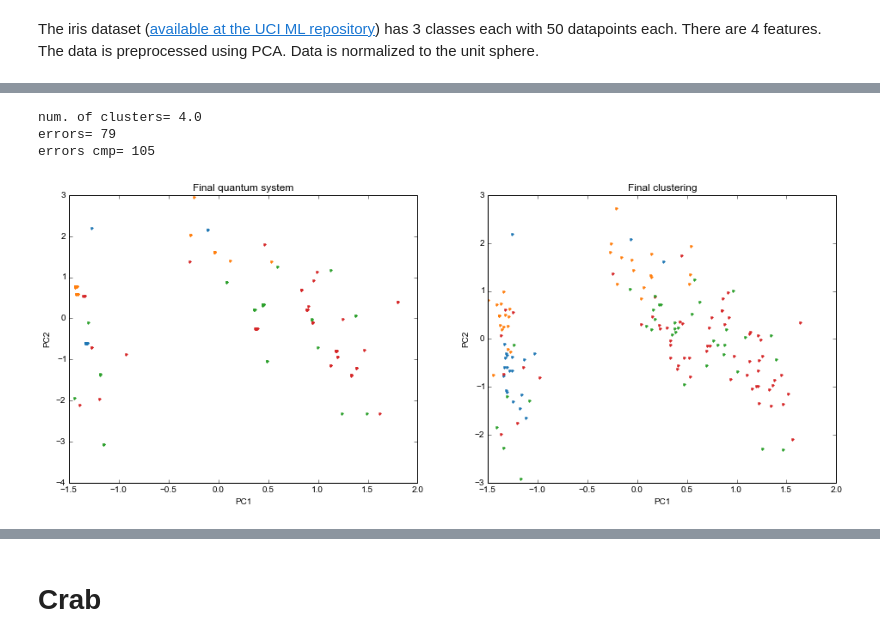
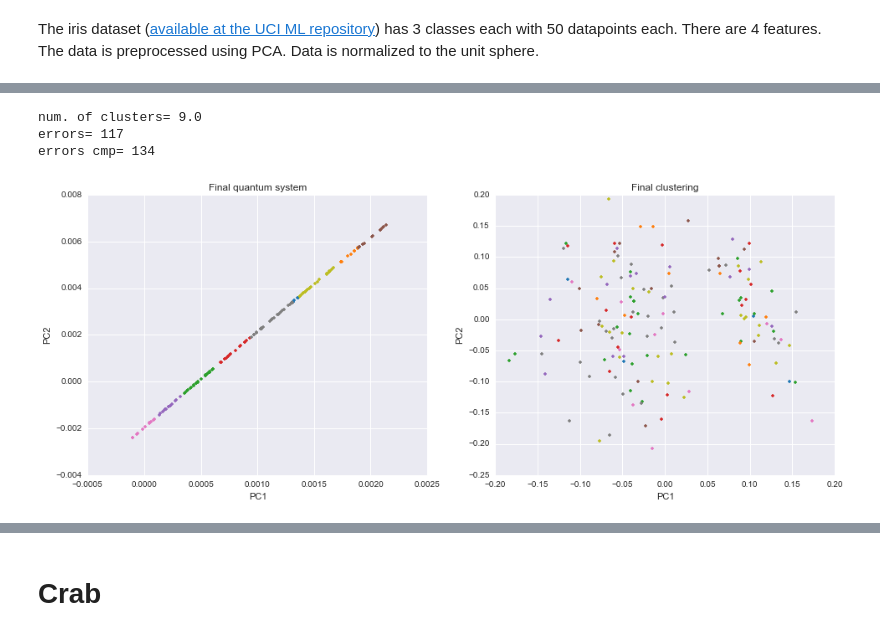
Before and after one commit to diogo-aos/QCThesis, a Jupyter notebook: notebooks/Horn.ipynb, the cells around one changed output, grey strips where cells are left out. Drawn from its saved outputs; the diff is of its cells as text; code cells hidden in the pictures.

```diff
--- a/notebooks/Horn.ipynb
+++ b/notebooks/Horn.ipynb
@@ -95,0 +145,7 @@ for i in range(150):
+# %%
+iFig1=plt.figure()
+plt.title('PCA of iris')
+plt.xlabel('PC 1')
+plt.ylabel('PC 2')
+for i in range(150):
+    plt.plot(nirisData2[i,0],nirisData2[i,1],marker='.',c=tableau20[int(irisAssign[i]-1)*2])
@@ -96,46 +154,47 @@ for i in range(150):
 # %%
-sigma=1.0/2
-steps=200
+sigma=0.5
+steps=500
 
-irisD,V,E=HornAlg.graddesc(nirisData,sigma=sigma,steps=steps)
+irisD,V,E=HornAlg.graddesc(nirisData2,sigma=sigma,steps=steps)
 # %%
-dist=4
+dist=0.002
 irisClustering=HornAlg.fineCluster(irisD,dist)
+#irisClustering=fineCluster2(irisD,V,dist)
 print 'num. of clusters=',max(irisClustering)
 
 iFig2,(iAx1,iAx2)=plt.subplots(nrows=1, ncols=2, figsize=(16,6))
 
 iAx1.set_title('Final quantum system')
 iAx1.set_xlabel('PC1')
 iAx1.set_ylabel('PC2')
 
 for i in range(irisD.shape[0]):
     if max(irisClustering) >=10:
         c=0
     else:
         c=int(irisClustering[i]-1)*2
     iAx1.plot(irisD[i,0],irisD[i,1],marker='.',c=tableau20[c])
 
 iAx2.set_title('Final clustering')
 iAx2.set_xlabel('PC1')
 iAx2.set_ylabel('PC2')
 
 for i in range(nirisData.shape[0]):
     if max(irisClustering) > 10:
         break
-    iAx2.plot(nirisData[i,0],nirisData[i,1],marker='.',c=tableau20[int(irisClustering[i]-1)*2])
+    iAx2.plot(nirisData2[i,0],nirisData2[i,1],marker='.',c=tableau20[int(irisClustering[i]-1)*2])
 
 
 e1=max(map(irisClustering[0:49].tolist().count, irisClustering[0:49]))
 e2=max(map(irisClustering[50:99].tolist().count, irisClustering[50:99]))
 e3=max(map(irisClustering[100:149].tolist().count, irisClustering[100:149]))
 print 'errors=',150-e1-e2-e3
 print 'errors cmp=',(irisClustering==irisAssign).tolist().count(False)
 # %% [output]
-num. of clusters= 4.0
-errors= 79
-errors cmp= 105
+num. of clusters= 9.0
+errors= 117
+errors cmp= 134
-[figure, old version]
+[figure, new version]
 # %%
 for i in range(irisData.shape[0]):
     plt.plot(nirisData[i,0],nirisData[i,1],marker='.',c=tableau20[int(irisAssign[i])-1]*2)
```
Also changed, not shown: parts of 21 cells of this notebook, 13 other files.
